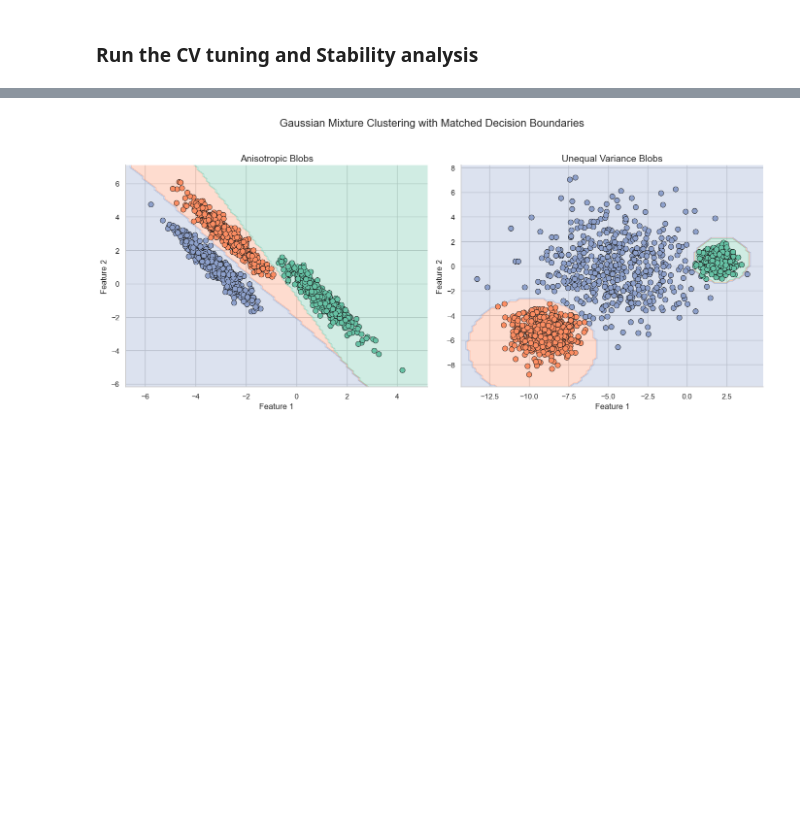
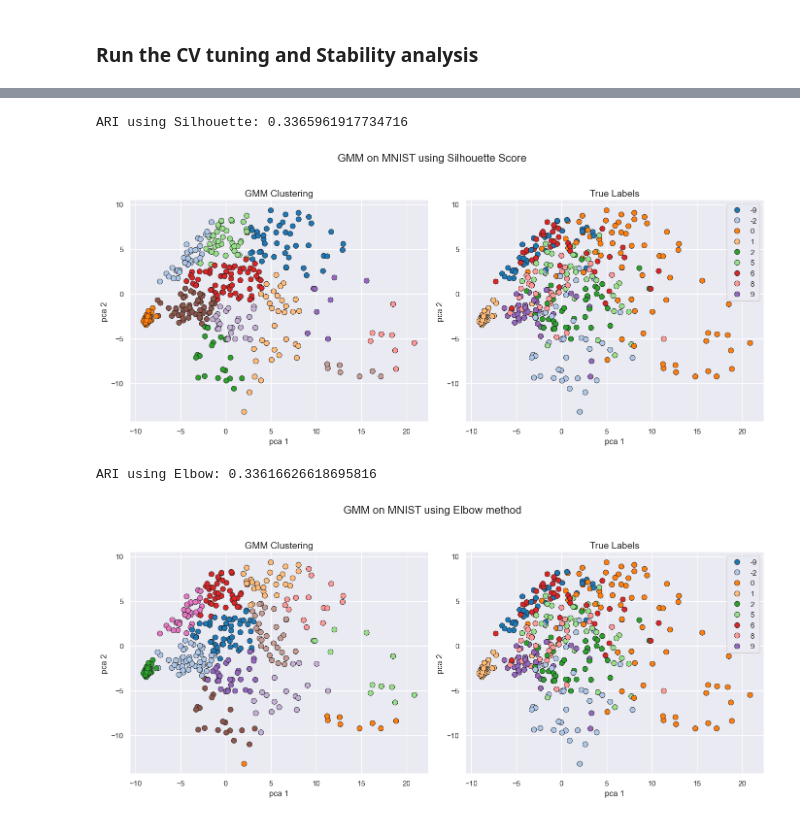
Before and after one commit to Max-Fredsdal/MVE441, a Jupyter notebook: project_3/project_3_GMM.ipynb, the cells around one changed output, grey strips where cells are left out. Saved outputs shown, nothing was run; the diff lists cells and outputs as text; code cells hidden in the pictures; blank space fills up the shorter version.

```diff
--- a/project_3/project_3_GMM.ipynb
+++ b/project_3/project_3_GMM.ipynb
@@ -374,55 +367,17 @@ y_filtered = [0] * 500 + [1] * 100 + [2] * 10
-# %%
-# SKLEARN EXAMPLE
-
-# Set seaborn style
-sns.set(style="whitegrid", palette="muted")
-
-# Define a consistent color palette
-n_components = 3
-colors = sns.color_palette("Set2", n_components)
-cmap = ListedColormap(colors)
-
-# Create figure and axes
-fig, (ax1, ax2) = plt.subplots(ncols=2, figsize=(14, 6))
-
-# --- Plot 1: Anisotropic blobs ---
-gm1 = GaussianMixture(n_components=n_components, random_state=0).fit(X_aniso)
-y_pred1 = gm1.predict(X_aniso)
-
-disp1 = DecisionBoundaryDisplay.from_estimator(
-    gm1, X_aniso, response_method="predict", ax=ax1,
-    alpha=0.3, cmap=cmap
-)
-
-sns.scatterplot(
-    x=X_aniso[:, 0], y=X_aniso[:, 1], hue=y_pred1,
-    palette=colors, edgecolor="k", s=60, ax=ax1, legend=False
-)
-ax1.set_title("Anisotropic Blobs", fontsize=14)
-ax1.set_xlabel("Feature 1")
-ax1.set_ylabel("Feature 2")
-
-# --- Plot 2: Unequal variance blobs ---
-gm2 = GaussianMixture(n_components=n_components, random_state=0).fit(X_varied)
-y_pred2 = gm2.predict(X_varied)
-
-disp2 = DecisionBoundaryDisplay.from_estimator(
-    gm2, X_varied, response_method="predict", ax=ax2,
-    alpha=0.3, cmap=cmap
-)
-
-sns.scatterplot(
-    x=X_varied[:, 0], y=X_varied[:, 1], hue=y_pred2,
-    palette=colors, edgecolor="k", s=60, ax=ax2, legend=False
-)
-ax2.set_title("Unequal Variance Blobs", fontsize=14)
-ax2.set_xlabel("Feature 1")
-ax2.set_ylabel("Feature 2")
-
-# Final formatting
-plt.suptitle("Gaussian Mixture Clustering with Matched Decision Boundaries", fontsize=16, y=1.03)
-sns.despine()
-plt.tight_layout()
-plt.show()
-# %% [output]
-[figure, removed]
+# %%
+gmm_mnist = GaussianMixture(n_components=most_frequent_k_ss).fit(X_mnist_train)
+y_mnist_pred = gmm_mnist.predict(X_mnist_test)
+ari_mnist = adjusted_rand_score(y_mnist_test, y_mnist_pred)
+print(f"ARI using Silhouette: {ari_mnist}")
+plot_gmm_and_true_labels(X_mnist_test,y_mnist_pred, y_mnist_test, gmm_mnist, title="GMM on MNIST using Silhouette Score")
+
+gmm_mnist = GaussianMixture(n_components=most_frequent_k_elbow).fit(X_mnist_train)
+y_mnist_pred = gmm_mnist.predict(X_mnist_test)
+ari_mnist = adjusted_rand_score(y_mnist_test, y_mnist_pred)
+print(f"ARI using Elbow: {ari_mnist}")
+plot_gmm_and_true_labels(X_mnist_test,y_mnist_pred, y_mnist_test, gmm_mnist, title="GMM on MNIST using Elbow method")
+# %% [output]
+ARI using Silhouette: 0.3365961917734716
+[figure, added]
+ARI using Elbow: 0.33616626618695816
+[figure, added]
```
Also changed, not shown: parts of 33 cells of this notebook.
